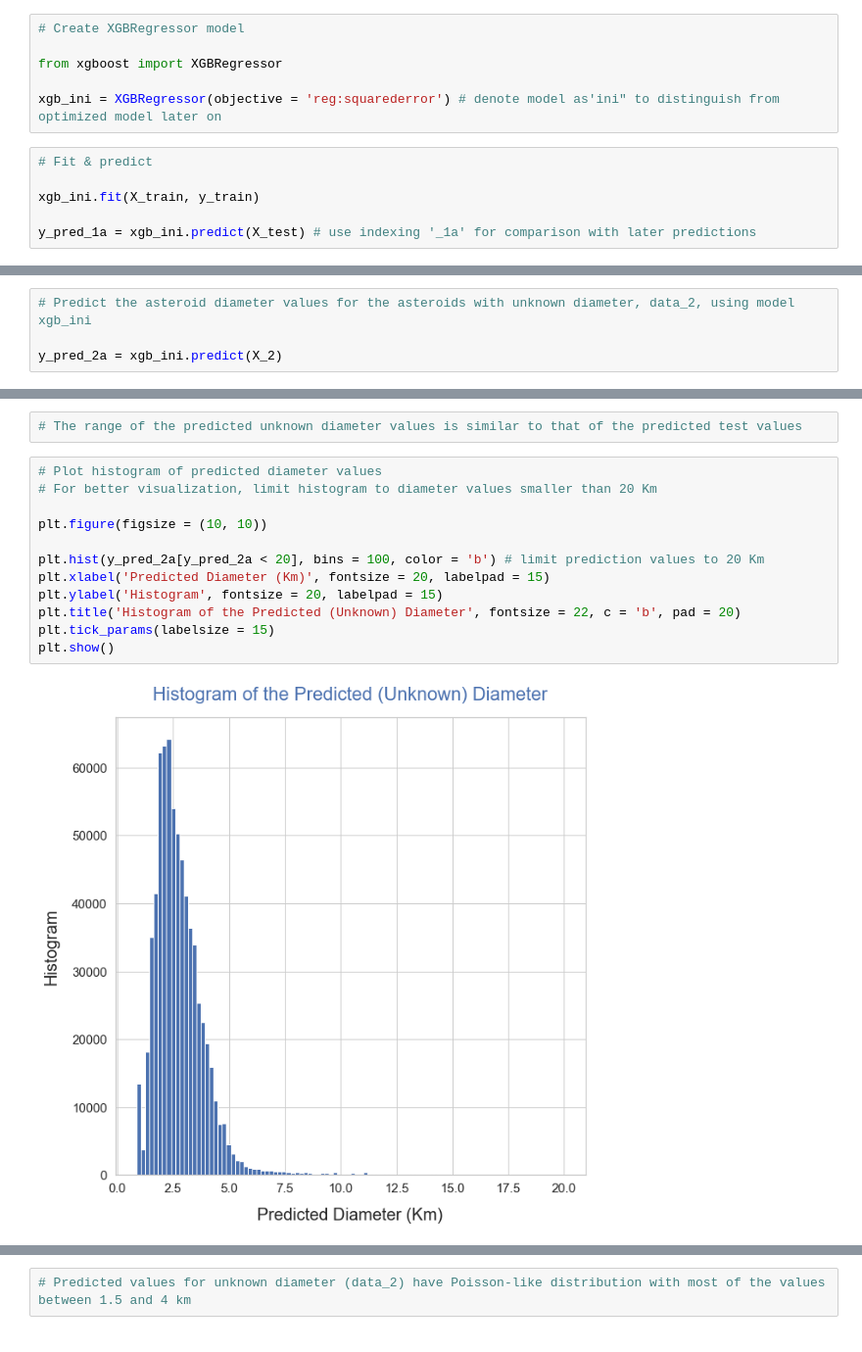
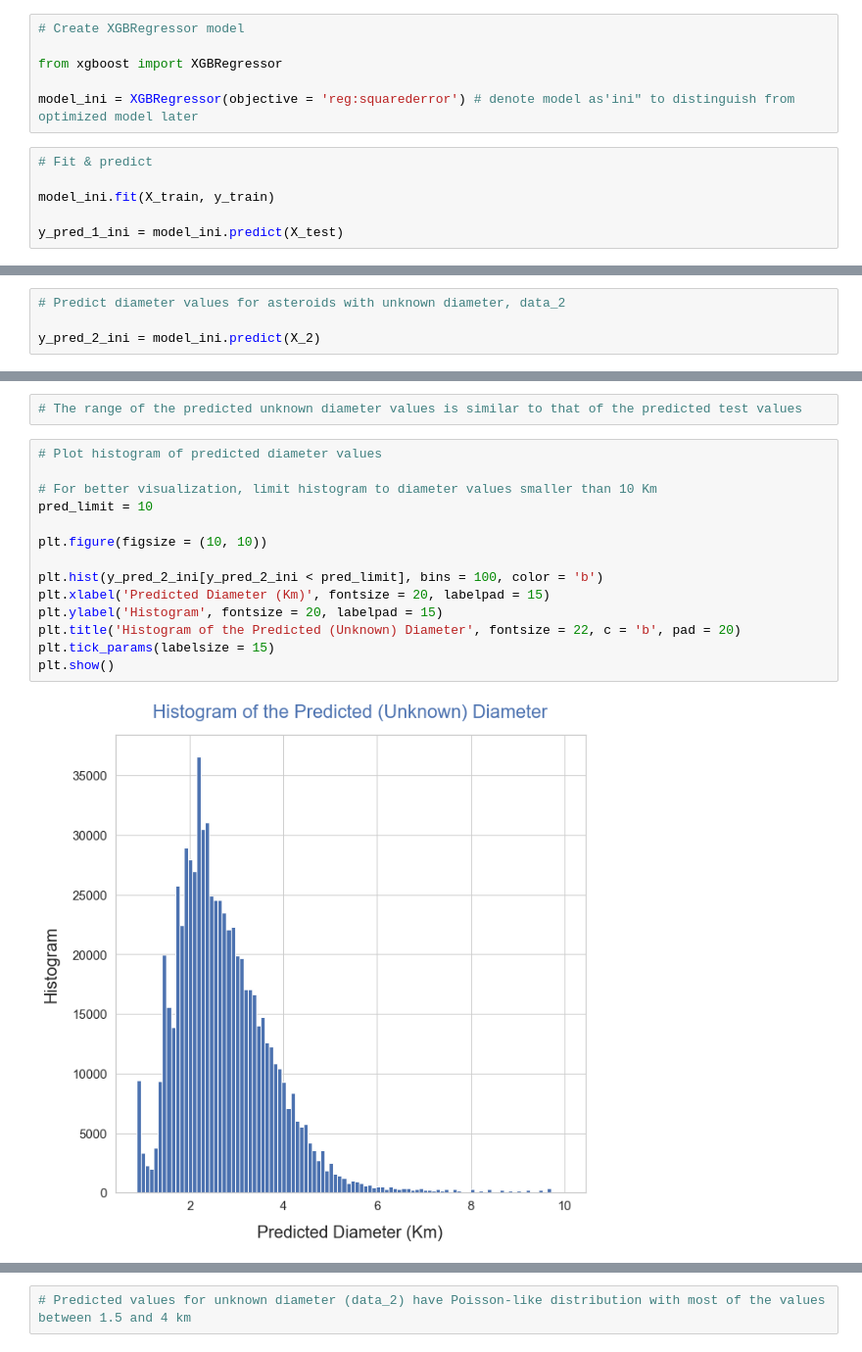
Before and after one commit to marin-stoytchev/data-science-projects, a Jupyter notebook: asteroid_xgb_project/ms_asteroid_xgb.ipynb, the cells around one changed output, grey strips where cells are left out. Shown at 98% size. Cells and saved outputs as stored; diff of their text form.

```diff
--- a/asteroid_xgb_project/ms_asteroid_xgb.ipynb
+++ b/asteroid_xgb_project/ms_asteroid_xgb.ipynb
@@ -486,10 +482,10 @@ X_train, X_test, y_train, y_test = train_test_split(X_1, y_1, test_size = 0.2, r
 
 from xgboost import XGBRegressor
 
-xgb_ini = XGBRegressor(objective = 'reg:squarederror') # denote model as'ini" to distinguish from optimized model later on
+model_ini = XGBRegressor(objective = 'reg:squarederror') # denote model as'ini" to distinguish from optimized model later
 # %%
 # Fit & predict
 
-xgb_ini.fit(X_train, y_train)
+model_ini.fit(X_train, y_train)
 
-y_pred_1a = xgb_ini.predict(X_test) # use indexing '_1a' for comparison with later predictions
+y_pred_1_ini = model_ini.predict(X_test)
@@ -613,7 +610,7 @@ plt.show()
 # %%
-# Predict the asteroid diameter values for the asteroids with unknown diameter, data_2, using model xgb_ini
+# Predict diameter values for asteroids with unknown diameter, data_2
 
-y_pred_2a = xgb_ini.predict(X_2)
+y_pred_2_ini = model_ini.predict(X_2)
 # %%
 # Examine properties of predicted values by creating few simple plots
 # %%
@@ -636,15 +632,17 @@ plt.show()
 # The range of the predicted unknown diameter values is similar to that of the predicted test values
 # %%
 # Plot histogram of predicted diameter values
-# For better visualization, limit histogram to diameter values smaller than 20 Km
+
+# For better visualization, limit histogram to diameter values smaller than 10 Km
+pred_limit = 10
 
 plt.figure(figsize = (10, 10))
 
-plt.hist(y_pred_2a[y_pred_2a < 20], bins = 100, color = 'b') # limit prediction values to 20 Km
+plt.hist(y_pred_2_ini[y_pred_2_ini < pred_limit], bins = 100, color = 'b')
 plt.xlabel('Predicted Diameter (Km)', fontsize = 20, labelpad = 15)
 plt.ylabel('Histogram', fontsize = 20, labelpad = 15)
 plt.title('Histogram of the Predicted (Unknown) Diameter', fontsize = 22, c = 'b', pad = 20)
 plt.tick_params(labelsize = 15)
 plt.show()
 # %% [output]
-[figure, old version]
+[figure, new version]
```
Also changed, not shown: parts of 89 cells of this notebook, 1 other file.
